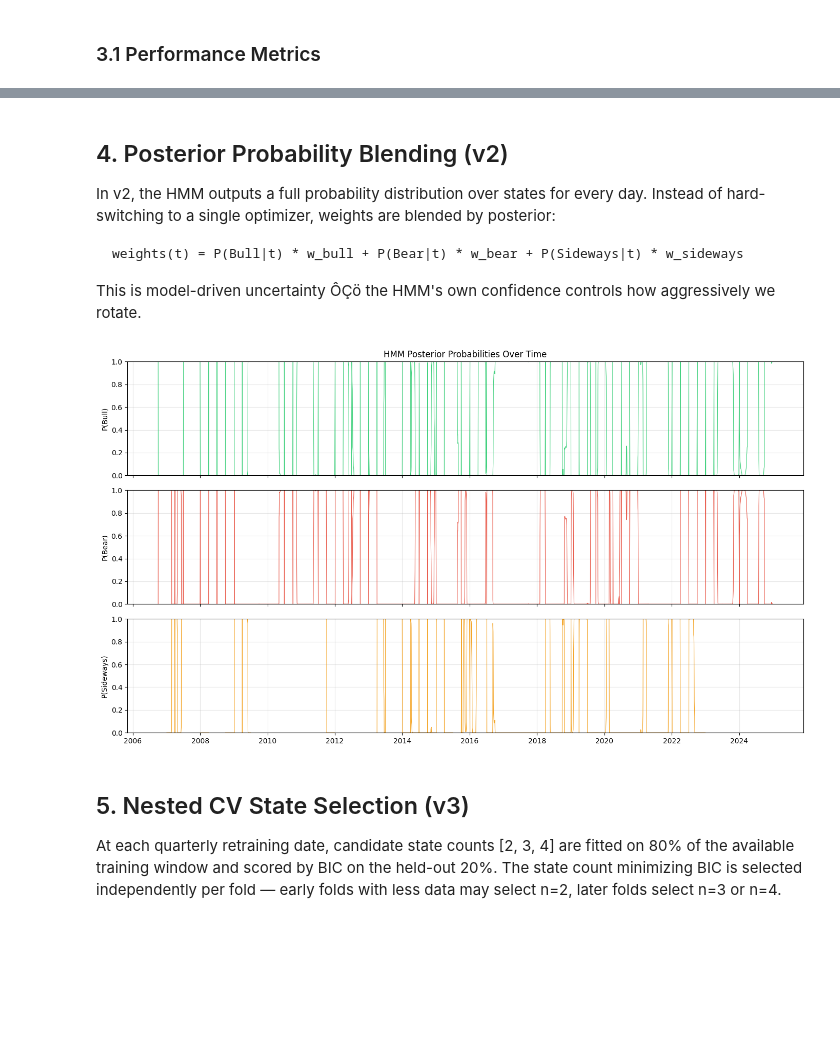
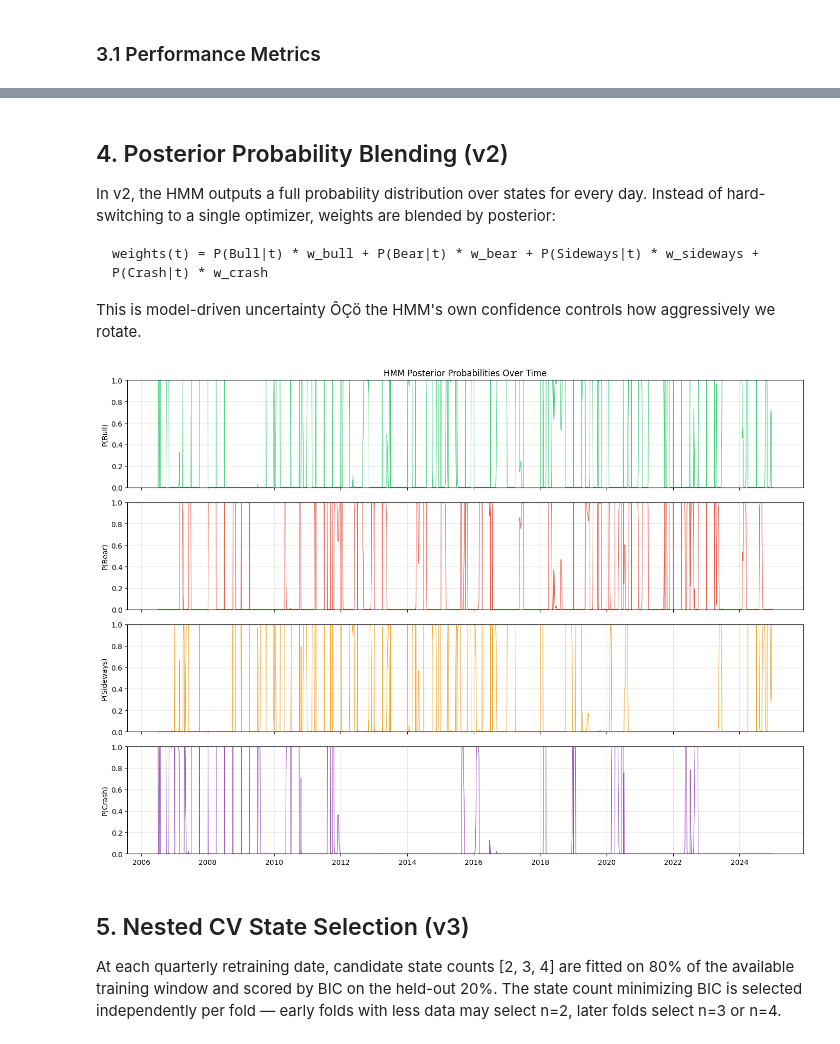
Before and after one commit to AbdelkrimCode/regime-adaptive-portfolio, a Jupyter notebook: notebooks/exploration.ipynb, the cells around one changed output, grey strips where cells are left out. Drawn from its saved outputs; the diff is of its cells as text; code cells hidden in the pictures; blank space fills up the shorter version.

Commit message:
docs: re-execute notebook with v5 outputs, add p_crash to posteriors plot

````diff
--- a/notebooks/exploration.ipynb
+++ b/notebooks/exploration.ipynb
@@ -197,29 +197,31 @@ In v2, the HMM outputs a full probability distribution over states for every day
 Instead of hard-switching to a single optimizer, weights are blended by posterior:
 
 ```
-weights(t) = P(Bull|t) * w_bull + P(Bear|t) * w_bear + P(Sideways|t) * w_sideways
+weights(t) = P(Bull|t) * w_bull + P(Bear|t) * w_bear + P(Sideways|t) * w_sideways + P(Crash|t) * w_crash
 ```
 
 This is model-driven uncertainty ÔÇö the HMM's own confidence controls how aggressively we rotate.
 # %%
 regimes = pd.read_parquet('../data/regimes.parquet')
 
-fig, axes = plt.subplots(3, 1, figsize=(14, 8), sharex=True)
+fig, axes = plt.subplots(4, 1, figsize=(14, 10), sharex=True)
 
 for ax, (col, label, color) in zip(axes, [
     ('p_bull',     'P(Bull)',     '#2ecc71'),
     ('p_bear',     'P(Bear)',     '#e74c3c'),
-    ('p_sideways', 'P(Sideways)', '#f39c12')
+    ('p_sideways', 'P(Sideways)', '#f39c12'),
+    ('p_crash',    'P(Crash)',    '#8e44ad')
 ]):
-    ax.plot(regimes.index, regimes[col], color=color, linewidth=0.8, alpha=0.9)
+    if col in regimes.columns:
+        ax.plot(regimes.index, regimes[col].fillna(0), color=color, linewidth=0.8, alpha=0.9)
     ax.set_ylabel(label)
     ax.set_ylim(0, 1)
 
 axes[0].set_title('HMM Posterior Probabilities Over Time')
 plt.tight_layout()
 plt.show()
 # %% [output]
-[figure, old version]
+[figure, new version]
 # %% [markdown]
 ## 5. Nested CV State Selection (v3)
 
````
Also changed, not shown: parts of 9 cells of this notebook.
